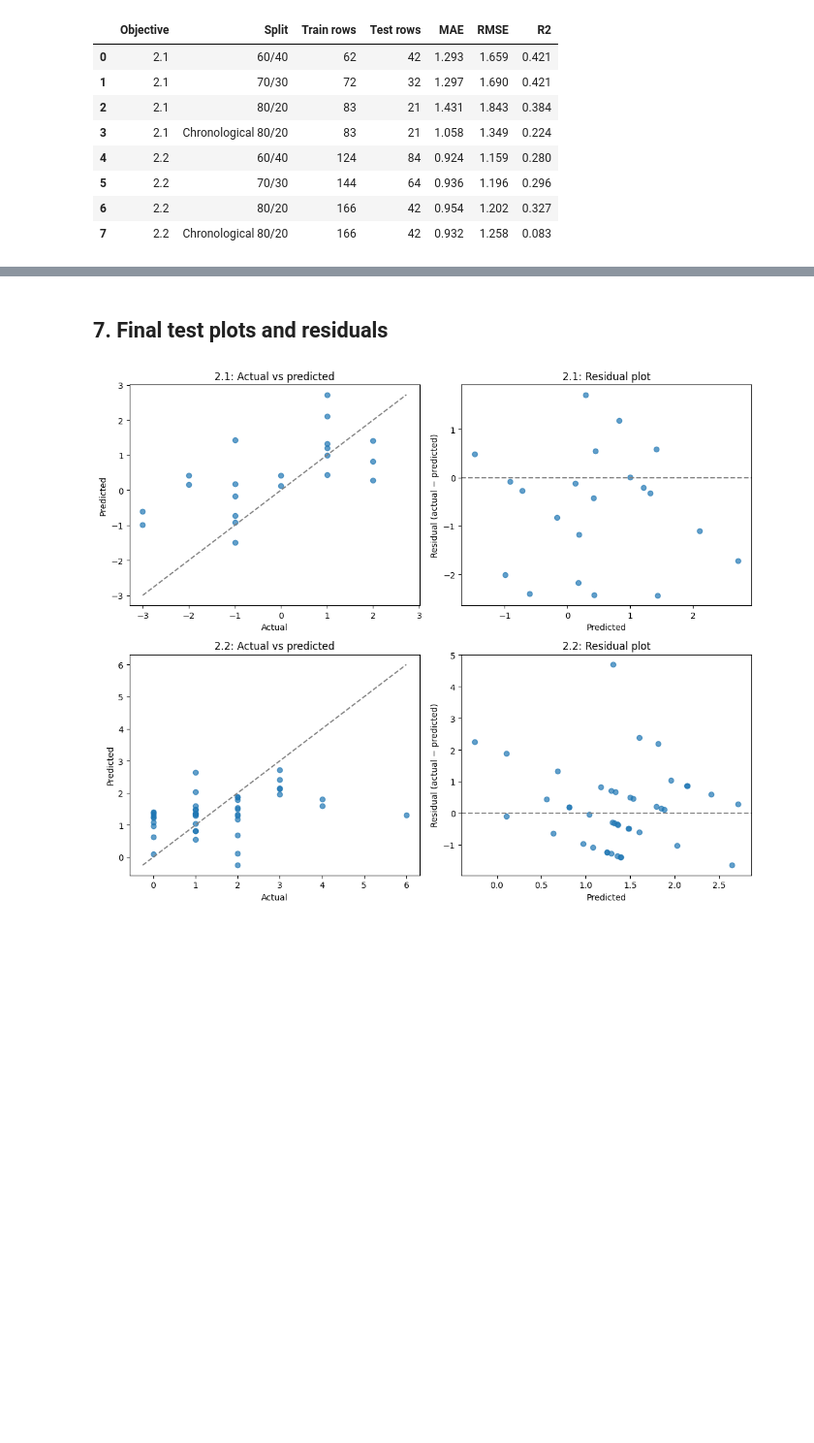
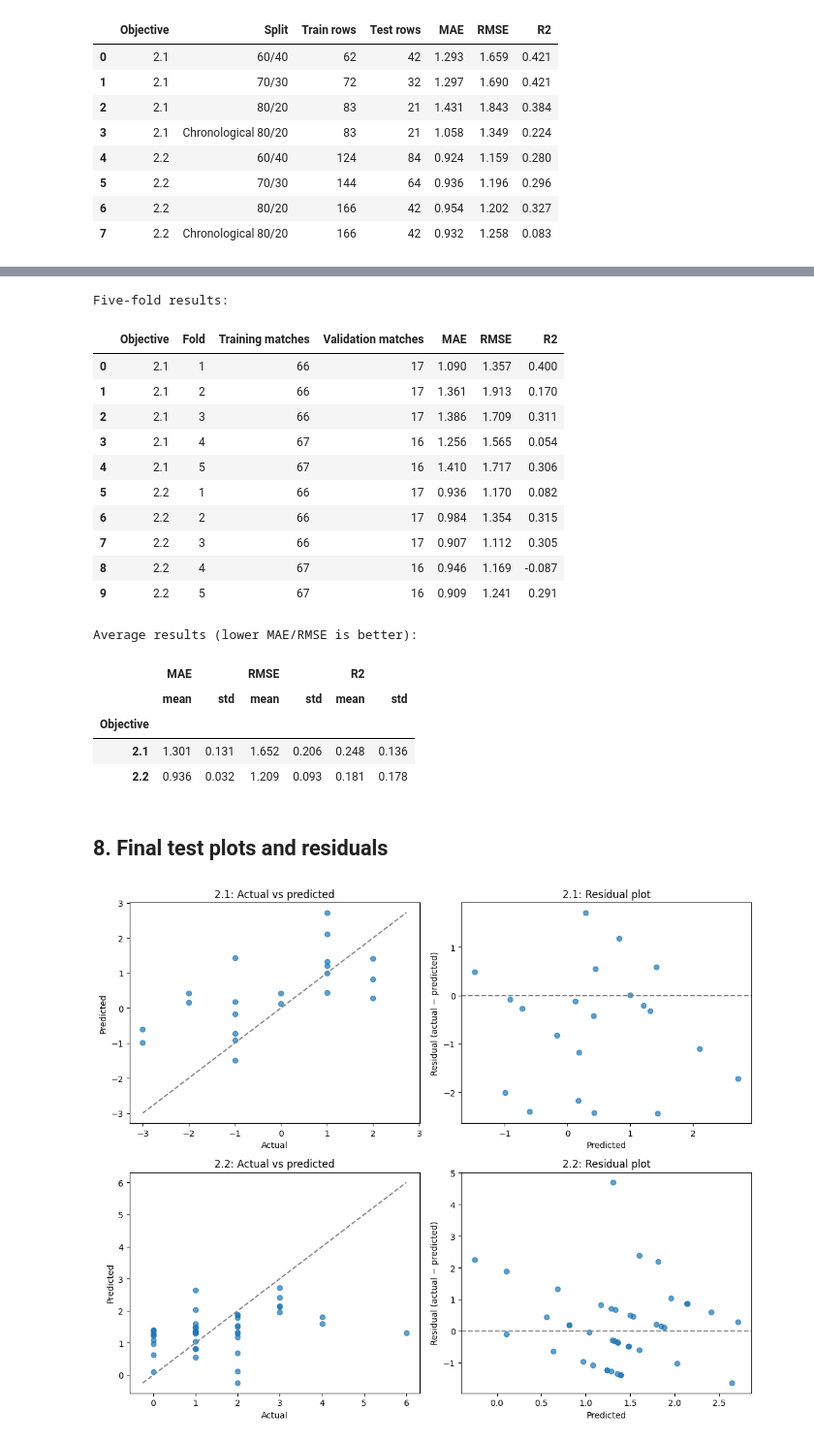
Before and after one commit to s253796/FIFA-World-Cup-2026-Group-16-Linear-Regression-Models, a Jupyter notebook: Nimeth_folder/All/FIFA2026_Objective2_.ipynb, the cells around one changed output, grey strips where cells are left out. Shown at 97% size. Saved outputs shown, nothing was run; the diff lists cells and outputs as text; code cells hidden in the pictures; blank space fills up the shorter version.

```diff
--- a/Nimeth_folder/All/FIFA2026_Objective2_.ipynb
+++ b/Nimeth_folder/All/FIFA2026_Objective2_.ipynb
@@ -250,5 +256,64 @@ display(scores.round(3))
+# %%
+from sklearn.model_selection import GroupKFold
+from sklearn.impute import SimpleImputer
+from sklearn.pipeline import make_pipeline
+
+cv_results = []
+for label, data, cols, target in [('2.1', df21, x21, y21), ('2.2', df22, x22, y22)]:
+    # Use the earlier matches from the final chronological split.
+    train = final_models[label][3]
+    train = train.dropna(subset=[target]).copy()
+    X = train[cols]
+    y = train[target]
+    groups = train['Match_ID']
+    folds = GroupKFold(n_splits=5)
+
+    for fold_no, (train_idx, val_idx) in enumerate(folds.split(X, y, groups), start=1):
+        model = make_pipeline(SimpleImputer(strategy='median'), LinearRegression())
+        model.fit(X.iloc[train_idx], y.iloc[train_idx])
+        predicted = model.predict(X.iloc[val_idx])
+        actual = y.iloc[val_idx]
+        cv_results.append({
+            'Objective': label, 'Fold': fold_no,
+            'Training matches': groups.iloc[train_idx].nunique(),
+            'Validation matches': groups.iloc[val_idx].nunique(),
+            'MAE': mean_absolute_error(actual, predicted),
+            'RMSE': np.sqrt(mean_squared_error(actual, predicted)),
+            'R2': r2_score(actual, predicted)
+        })
+
+cv_scores = pd.DataFrame(cv_results)
+print('Five-fold results:')
+display(cv_scores.round(3))
+print('Average results (lower MAE/RMSE is better):')
+cv_summary = cv_scores.groupby('Objective')[['MAE', 'RMSE', 'R2']].agg(['mean', 'std'])
+display(cv_summary.round(3))
+
+# Save this table separately; the original CSV files are unchanged.
+output_folder = Path('Outputs')
+output_folder.mkdir(exist_ok=True)
+cv_scores.to_csv(output_folder / 'GroupKFold_5Fold_Results.csv', index=False)
+# %% [output]
+Five-fold results:
+|  | Objective | Fold | Training matches | Validation matches | MAE | RMSE | R2 |
+| 0 | 2.1 | 1 | 66 | 17 | 1.090 | 1.357 | 0.400 |
+| 1 | 2.1 | 2 | 66 | 17 | 1.361 | 1.913 | 0.170 |
+| 2 | 2.1 | 3 | 66 | 17 | 1.386 | 1.709 | 0.311 |
+| 3 | 2.1 | 4 | 67 | 16 | 1.256 | 1.565 | 0.054 |
+| 4 | 2.1 | 5 | 67 | 16 | 1.410 | 1.717 | 0.306 |
+| 5 | 2.2 | 1 | 66 | 17 | 0.936 | 1.170 | 0.082 |
+| 6 | 2.2 | 2 | 66 | 17 | 0.984 | 1.354 | 0.315 |
+| 7 | 2.2 | 3 | 66 | 17 | 0.907 | 1.112 | 0.305 |
+| 8 | 2.2 | 4 | 67 | 16 | 0.946 | 1.169 | -0.087 |
+| 9 | 2.2 | 5 | 67 | 16 | 0.909 | 1.241 | 0.291 |
+Average results (lower MAE/RMSE is better):
+|  | MAE |  | RMSE |  | R2 |  |
+|  | mean | std | mean | std | mean | std |
+| Objective |  |  |  |  |  |  |
+| 2.1 | 1.301 | 0.131 | 1.652 | 0.206 | 0.248 | 0.136 |
+| 2.2 | 0.936 | 0.032 | 1.209 | 0.093 | 0.181 | 0.178 |
 # %% [markdown]
-## 7. Final test plots and residuals
+## 8. Final test plots and residuals
 # %%
 fig, axes = plt.subplots(2, 2, figsize=(11, 9))
 for i, label in enumerate(['2.1','2.2']):
```
Also changed, not shown: parts of 5 cells of this notebook.
